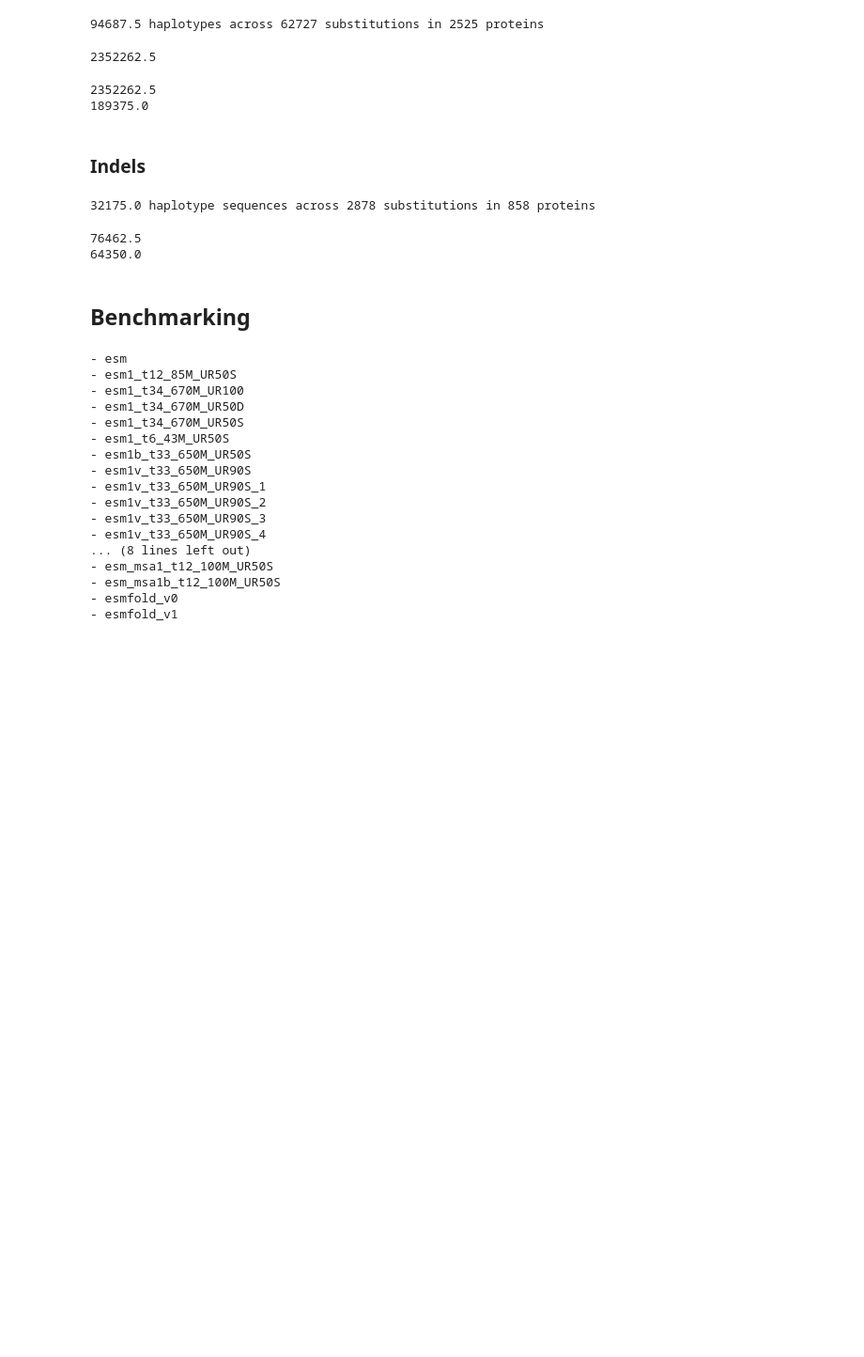
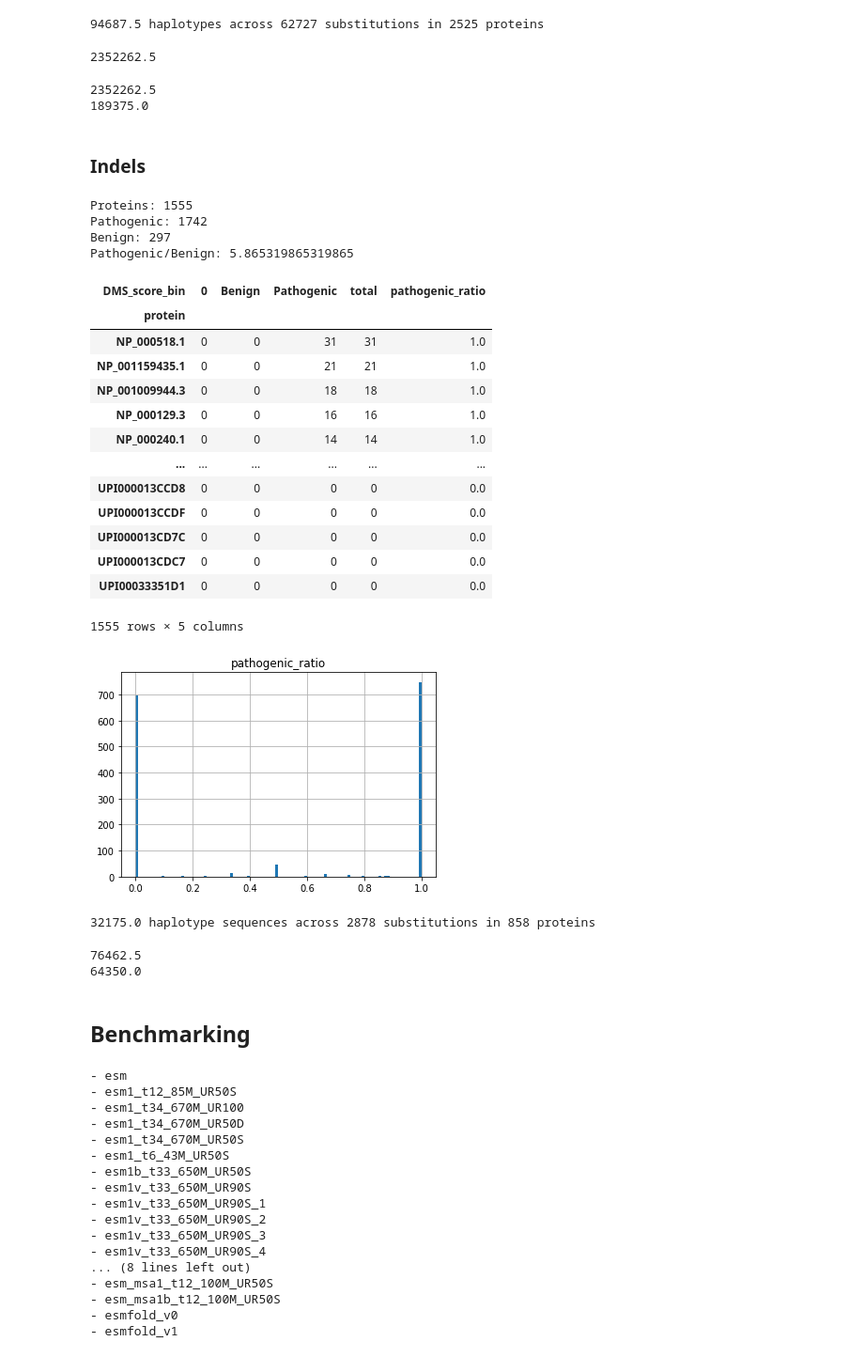
Before and after one commit to bschilder/VEP_protein, a Jupyter notebook: notebooks/ProteinGym.ipynb, the cells around one changed output. Shown at 94% size. Saved outputs shown, nothing was run; the diff lists cells and outputs as text; code cells hidden in the pictures; blank space fills up the shorter version.

```diff
--- a/notebooks/ProteinGym.ipynb
+++ b/notebooks/ProteinGym.ipynb
@@ -97,7 +134,32 @@ print(clinical_subs_df['protein'].nunique()*2*haplotypes_per_protein)
 # %%
 clinical_indels_df = pgd.concat_csvs(
     pg_resources,
-    fkey='clinical_ProteinGym_indels')
+    key='clinical_ProteinGym_indels')
+clinical_indels_df['protein'] = clinical_indels_df['source_file'].str.replace('.csv', '', regex=False)
+# %%
+get_variant_ratios(clinical_indels_df,
+                    score_col='DMS_score_bin',
+                    mutant_col='VariationID')
+# %% [output]
+Proteins: 1555
+Pathogenic: 1742
+Benign: 297
+Pathogenic/Benign: 5.865319865319865
+| DMS_score_bin | 0 | Benign | Pathogenic | total | pathogenic_ratio |
+| protein |  |  |  |  |  |
+| NP_000518.1 | 0 | 0 | 31 | 31 | 1.0 |
+| NP_001159435.1 | 0 | 0 | 21 | 21 | 1.0 |
+| NP_001009944.3 | 0 | 0 | 18 | 18 | 1.0 |
+| NP_000129.3 | 0 | 0 | 16 | 16 | 1.0 |
+| NP_000240.1 | 0 | 0 | 14 | 14 | 1.0 |
+| ... | ... | ... | ... | ... | ... |
+| UPI000013CCD8 | 0 | 0 | 0 | 0 | 0.0 |
+| UPI000013CCDF | 0 | 0 | 0 | 0 | 0.0 |
+| UPI000013CD7C | 0 | 0 | 0 | 0 | 0.0 |
+| UPI000013CDC7 | 0 | 0 | 0 | 0 | 0.0 |
+| UPI00033351D1 | 0 | 0 | 0 | 0 | 0.0 |
+1555 rows × 5 columns
+[figure, added]
 # %%
 # Report stats
 haplotypes_per_protein = 37.5
```
Also changed, not shown: parts of 23 cells of this notebook, 8 other files.
